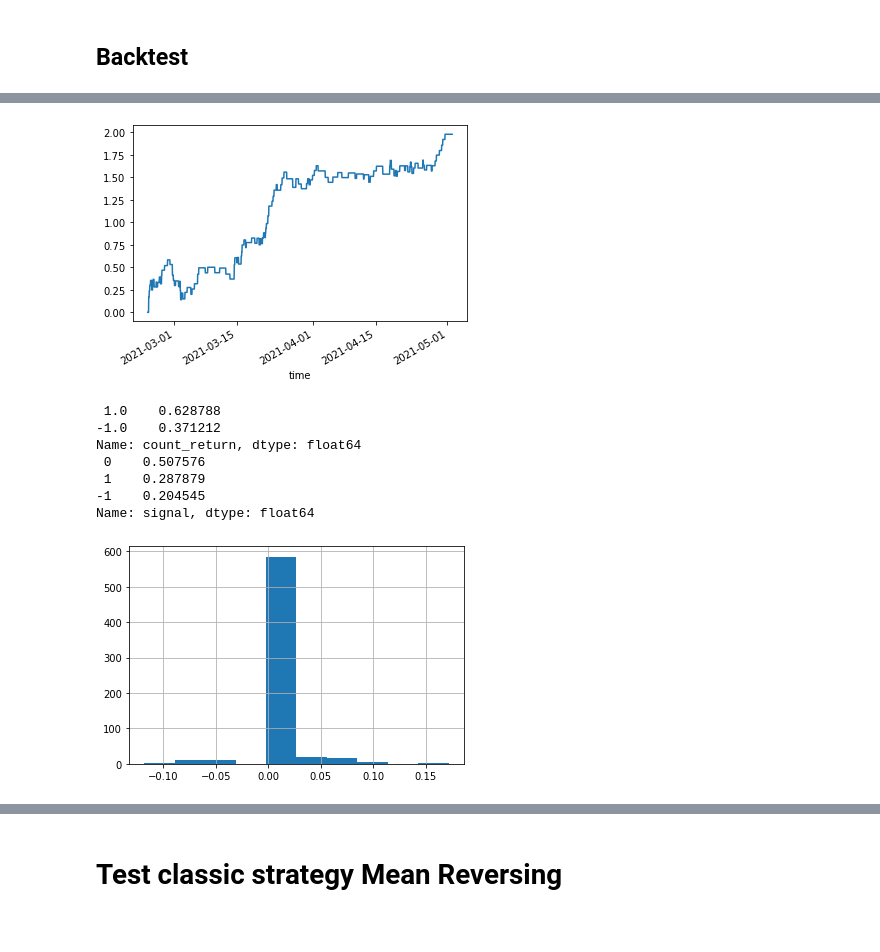
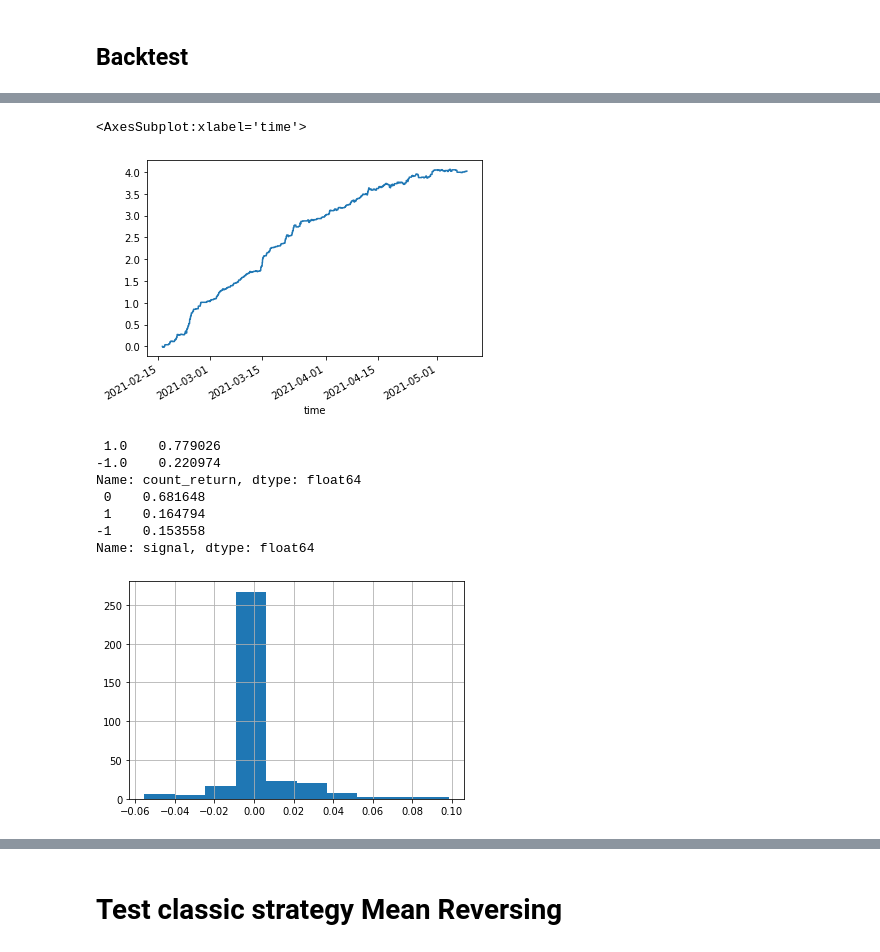
Before and after one commit to sergio12S/mean-reversing-bitcoin, a Jupyter notebook: strategies/settings.ipynb, the cells around one changed output, grey strips where cells are left out. Drawn from its saved outputs; the diff is of its cells as text; code cells hidden in the pictures.

```diff
--- a/strategies/settings.ipynb
+++ b/strategies/settings.ipynb
@@ -16,7 +16,7 @@ data = data_binance.get_data(days=90, ticker='SFPUSDT', ts='1H')
 # Initialization strategy
 # %%
 
-strategy_ml = MlDt(threshold=0.003)
+strategy_ml = MlDt(threshold=0.003, name_strategy='ML DT', ticker='SFPUSDT', size=10)
 # %% [markdown]
 ## Create Rules for Mean Reversing strategy
 # %%
@@ -79,13 +63,7 @@ strategy_ml.create_machine_learning_models(data=data, split_train=1)
 # %% [markdown]
 ## Backtest
 # %%
-backtest_data = strategy_ml.backtest(data=data, comission=0.001,  takeProfit=0.05,
-                lag=12, stopLoss=-0.05, exitPosition="take", ml=True)
+backtest_data = strategy_ml.backtest(data=data, comission=0.001,  takeProfit=0.01,
+                lag=120, stopLoss=-0.005, exitPosition="take", ml=True)
 backtest_data['cumsum'].plot()
-# Statistical test
-st_test = StatisticalTest.t_test(backtest_data[backtest_data['signal']!=0]['return'].values, backtest_data['close'].pct_change(1))
-if st_test:
-    print('You can trade this strategy')
-if not st_test:
-    print('You can not trade this strategy')
 # %% [output]
@@ -94,4 +71,5 @@ You can not trade this strategy
+<AxesSubplot:xlabel='time'>
-[figure, old version]
+[figure, new version]
 # %%
 backtest_data[backtest_data['signal']!=0]['return'].hist()
 backtest_data.loc[:, 'count_return'] = np.where(backtest_data['return'] > 0, 1, backtest_data['return'])
@@ -99,12 +77,12 @@ backtest_data.loc[:, 'count_return'] = np.where(backtest_data['return'] < 0, -1,
 print(backtest_data.loc[backtest_data['count_return'] !=0, 'count_return'].value_counts(normalize=True))
 print(backtest_data[backtest_data['return'] != 0]['signal'].value_counts(normalize=True))
 # %% [output]
- 1.0    0.628788
--1.0    0.371212
+ 1.0    0.779026
+-1.0    0.220974
 Name: count_return, dtype: float64
- 0    0.507576
- 1    0.287879
--1    0.204545
+ 0    0.681648
+ 1    0.164794
+-1    0.153558
 Name: signal, dtype: float64
-[figure, old version]
+[figure, new version]
 # %%
```
Also changed, not shown: parts of 12 cells of this notebook, 9 other files.
